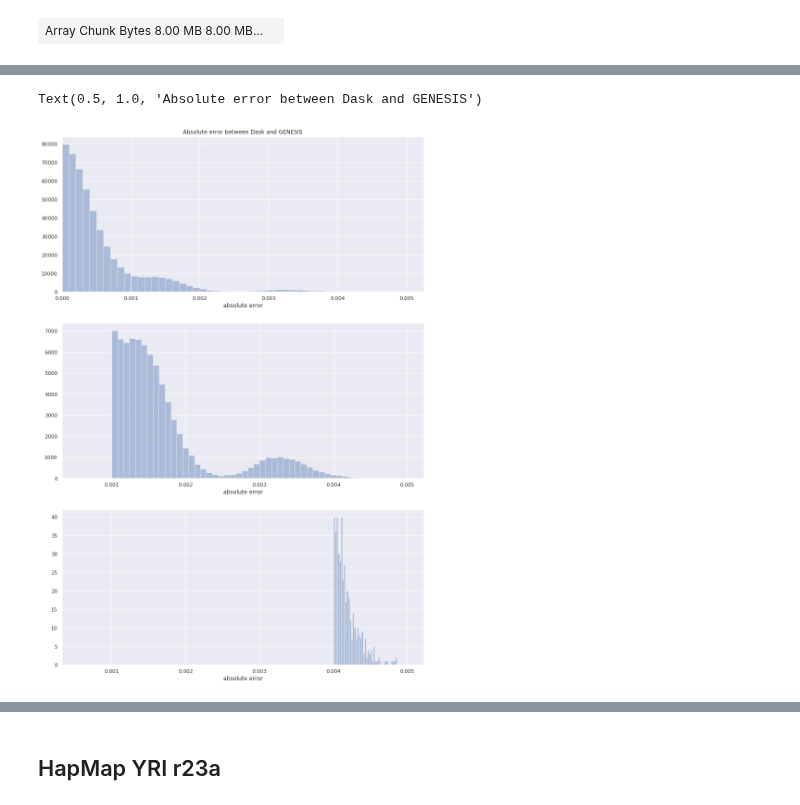
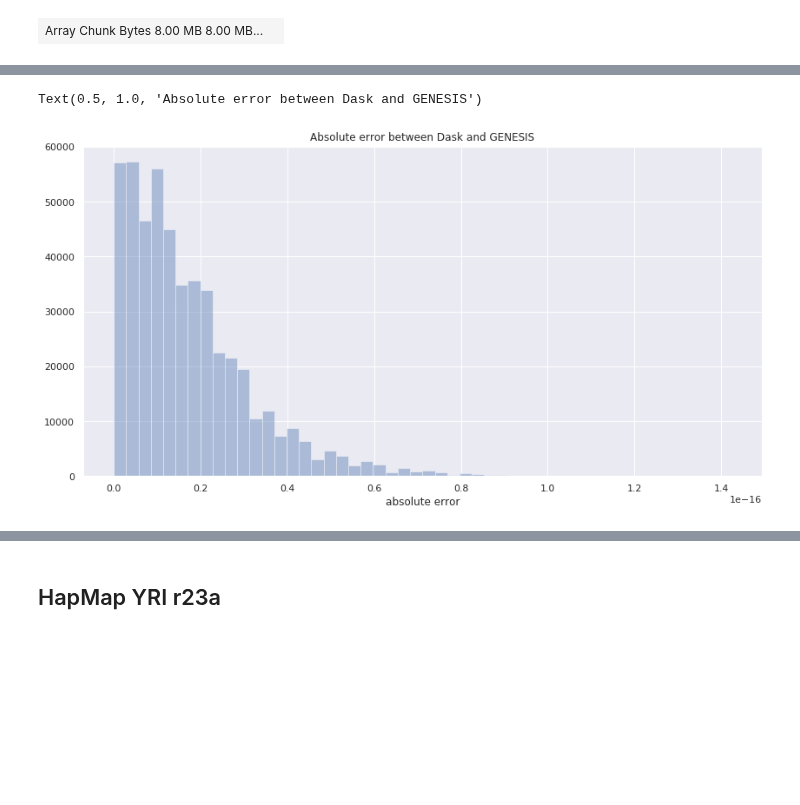
Before and after one commit to related-sciences/gwas-analysis, a Jupyter notebook: notebooks/platform/xarray/pc_relate/pc_relate.ipynb, the cells around one changed output, grey strips where cells are left out. Drawn from its saved outputs; the diff is of its cells as text; code cells hidden in the pictures; blank space fills up the shorter version.

```diff
--- a/notebooks/platform/xarray/pc_relate/pc_relate.ipynb
+++ b/notebooks/platform/xarray/pc_relate/pc_relate.ipynb
@@ -282,14 +193,9 @@ array([2.10052509e-03, 2.25080194e-04, 4.70920049e-04, ...,
-# %%
-fig, axs = plt.subplots(nrows=3)
-sns.distplot(abs_diff, kde=False, axlabel="absolute error", hist_kws={"range": (0.0,0.005)}, ax=axs[0])
-sns.distplot(abs_diff, kde=False, axlabel="absolute error", hist_kws={"range": (0.001,0.005)}, ax=axs[1])
-sns.distplot(abs_diff, kde=False, axlabel="absolute error", hist_kws={"range": (0.004,0.005)}, ax=axs[2])
-axs[0].set_xlim(0.0)
-fig.set_figheight(21)
-axs[0].set_title("Absolute error between Dask and GENESIS")
-# %% [output]
-Text(0.5, 1.0, 'Absolute error between Dask and GENESIS')
-[figure, removed]
+# %%
+p = sns.distplot(abs_diff, kde=False, axlabel="absolute error")
+p.set_title("Absolute error between Dask and GENESIS")
+# %% [output]
+Text(0.5, 1.0, 'Absolute error between Dask and GENESIS')
+[figure, added]
 # %%
 abs_diff_full = np.abs(phi_air_diag_0 - genesis_kinship_full)
 mask = np.zeros_like(abs_diff_full)
```
Also changed, not shown: parts of 30 cells of this notebook, 2 other files.
